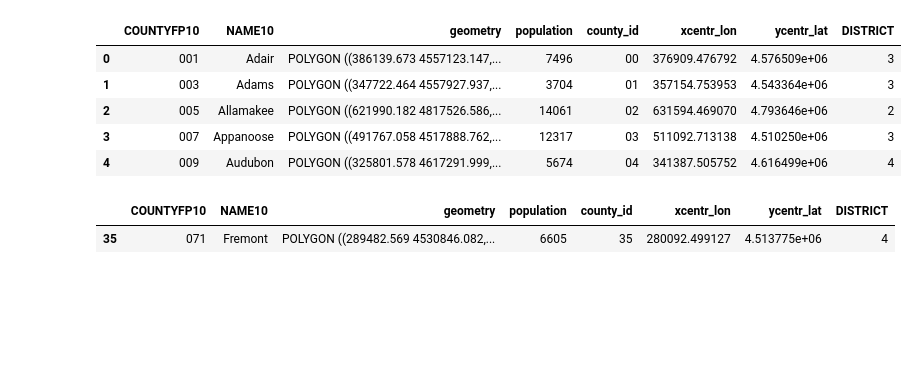
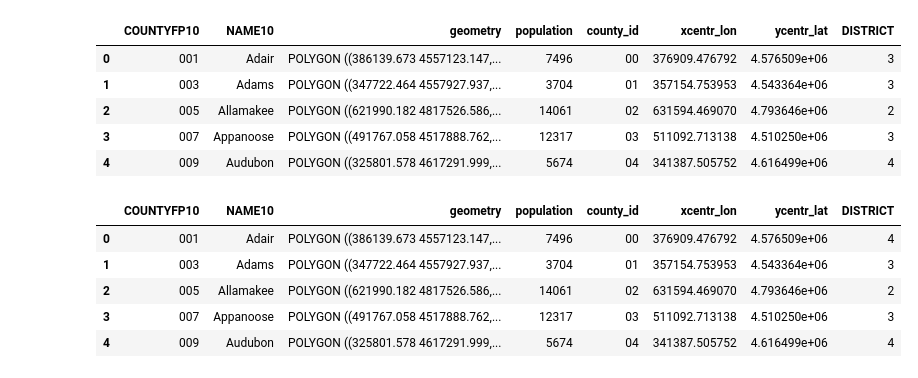
Before and after one commit to stefaniegwangphd/ia-redistricting, a Jupyter notebook: current_map_compactness.ipynb, the cells around one changed output. Saved outputs shown, nothing was run; the diff lists cells and outputs as text; code cells hidden in the pictures; blank space fills up the shorter version.

```diff
--- a/current_map_compactness.ipynb
+++ b/current_map_compactness.ipynb
@@ -35,3 +35,8 @@ votes_df.head(5)
 | 2 | 02 | Allamakee | 1932 | 3820 | NaN | 2 |
 | 3 | 03 | Appanoose | 1412 | 3249 | NaN | 3 |
 | 4 | 04 | Audubon | 633 | 1639 | 51.0 | 4 |
+# %%
+alt_dist_1 = ['Linn', 'Jones', 'Johnson', 'Cedar', 'Clinton', 'Muscatine', 'Scott', 'Louisa', 'Henry', 'Des Moines', 'Van Buren', 'Lee']
+alt_dist_2 = ['Winneshiek', 'Allamakee', 'Franklin', 'Butler', 'Bremer', 'Fayette', 'Clayton', 'Hardin', 'Grundy', 'Black Hawk', 'Buchanan', 'Delaware', 'Dubuque', 'Story', 'Marshall', 'Tama', 'Benton', 'Jackson', 'Jasper', 'Poweshiek', 'Iowa', 'Mahaska', 'Keokuk', 'Washington', 'Wapello', 'Jefferson']
+alt_dist_3 = ['Dallas', 'Polk', 'Madison', 'Warren', 'Marion', 'Adams', 'Union', 'Clarke', 'Lucas', 'Monroe', 'Page',
+              'Taylor', 'Ringgold', 'Decatur', 'Wayne', 'Appanoose', 'Davis']
@@ -37,0 +60,10 @@ votes_df.head(5)
+# %%
+for i in range(99):
+    if votes_df['NAME10'][i] in alt_dist_1:
+        votes_df['alt_district'][i]=1
+    elif votes_df['NAME10'][i] in alt_dist_2:
+        votes_df['alt_district'][i]=2
+    elif votes_df['NAME10'][i] in alt_dist_3:
+        votes_df['alt_district'][i]=3
+    else:
+        votes_df['alt_district'][i]=4
@@ -90,11 +140,17 @@ shapef_compactness.head()
 | 2 | 005 | Allamakee | POLYGON ((621990.182 4817526.586,... | 14061 | 02 | 631594.469070 | 4.793646e+06 | 2 |
 | 3 | 007 | Appanoose | POLYGON ((491767.058 4517888.762,... | 12317 | 03 | 511092.713138 | 4.510250e+06 | 3 |
 | 4 | 009 | Audubon | POLYGON ((325801.578 4617291.999,... | 5674 | 04 | 341387.505752 | 4.616499e+06 | 4 |
-# %%
-shapef_compactness[shapef_compactness['NAME10']=='Fremont']
-# %% [output]
-|  | COUNTYFP10 | NAME10 | geometry | population | county_id | xcentr_lon | ycentr_lat | DISTRICT |
-| 35 | 071 | Fremont | POLYGON ((289482.569 4530846.082,... | 6605 | 35 | 280092.499127 | 4.513775e+06 | 4 |
+# %%
+shapef_compactness_alt_map=shapef_ia_fordistricting.copy()
+shapef_compactness_alt_map['DISTRICT']=votes_df['alt_district']
+shapef_compactness_alt_map.head()
+# %% [output]
+|  | COUNTYFP10 | NAME10 | geometry | population | county_id | xcentr_lon | ycentr_lat | DISTRICT |
+| 0 | 001 | Adair | POLYGON ((386139.673 4557123.147,... | 7496 | 00 | 376909.476792 | 4.576509e+06 | 4 |
+| 1 | 003 | Adams | POLYGON ((347722.464 4557927.937,... | 3704 | 01 | 357154.753953 | 4.543364e+06 | 3 |
+| 2 | 005 | Allamakee | POLYGON ((621990.182 4817526.586,... | 14061 | 02 | 631594.469070 | 4.793646e+06 | 2 |
+| 3 | 007 | Appanoose | POLYGON ((491767.058 4517888.762,... | 12317 | 03 | 511092.713138 | 4.510250e+06 | 3 |
+| 4 | 009 | Audubon | POLYGON ((325801.578 4617291.999,... | 5674 | 04 | 341387.505752 | 4.616499e+06 | 4 |
 # %%
 #dissolve by district
 def dissolve_by_district(county_shapefile):
```
Also changed, not shown: parts of 10 cells of this notebook, 1 other file.
